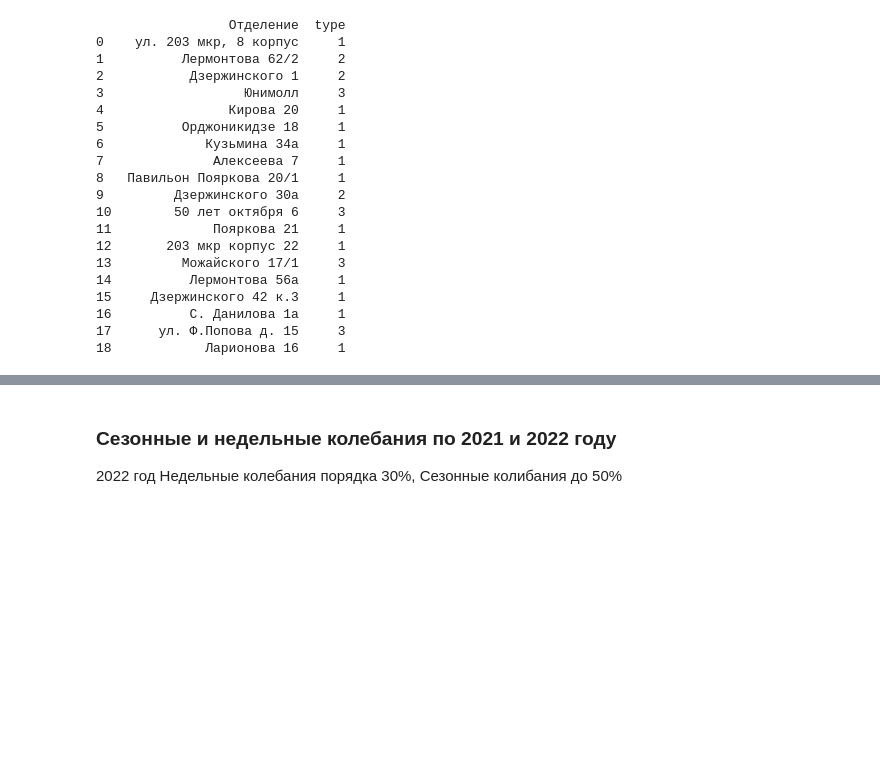
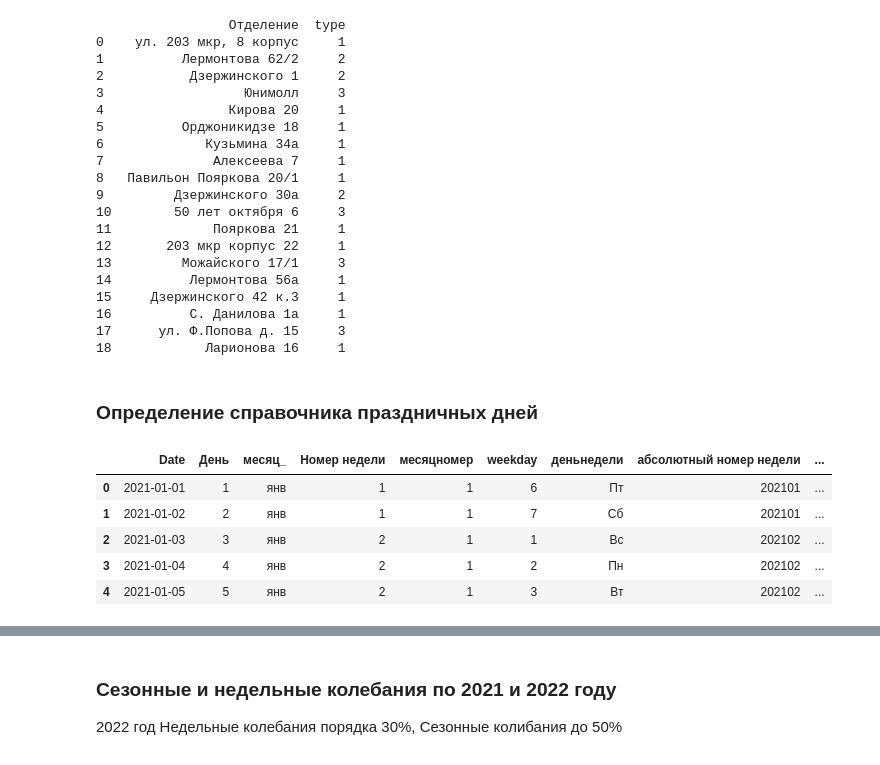
Before and after one commit to KeskilV/rb_daypp, a Jupyter notebook: ipynb/TZ_DPP.ipynb, the cells around one changed output, grey strips where cells are left out. Drawn from its saved outputs; the diff is of its cells as text; code cells hidden in the pictures; blank space fills up the shorter version.

```diff
--- a/ipynb/TZ_DPP.ipynb
+++ b/ipynb/TZ_DPP.ipynb
@@ -266,3 +268,5 @@ print (typett[['Отделение','type']])
 16          С. Данилова 1а     1
 17      ул. Ф.Попова д. 15     3
 18            Ларионова 16     1
+# %% [markdown]
+### Определение справочника праздничных дней
@@ -268,0 +298,11 @@ print (typett[['Отделение','type']])
+# %%
+man_calendar = pd.read_excel('../data/catalogs/man_calendar.xlsx')
+# %%
+man_calendar.head()
+# %% [output]
+|  | Date | День | месяц_ | Номер недели | месяцномер | weekday | деньнедели | абсолютный номер недели | ... |
+| 0 | 2021-01-01 | 1 | янв | 1 | 1 | 6 | Пт | 202101 | ... |
+| 1 | 2021-01-02 | 2 | янв | 1 | 1 | 7 | Сб | 202101 | ... |
+| 2 | 2021-01-03 | 3 | янв | 2 | 1 | 1 | Вс | 202102 | ... |
+| 3 | 2021-01-04 | 4 | янв | 2 | 1 | 2 | Пн | 202102 | ... |
+| 4 | 2021-01-05 | 5 | янв | 2 | 1 | 3 | Вт | 202102 | ... |
```
Also changed, not shown: parts of 14 cells of this notebook, 7 other files.
